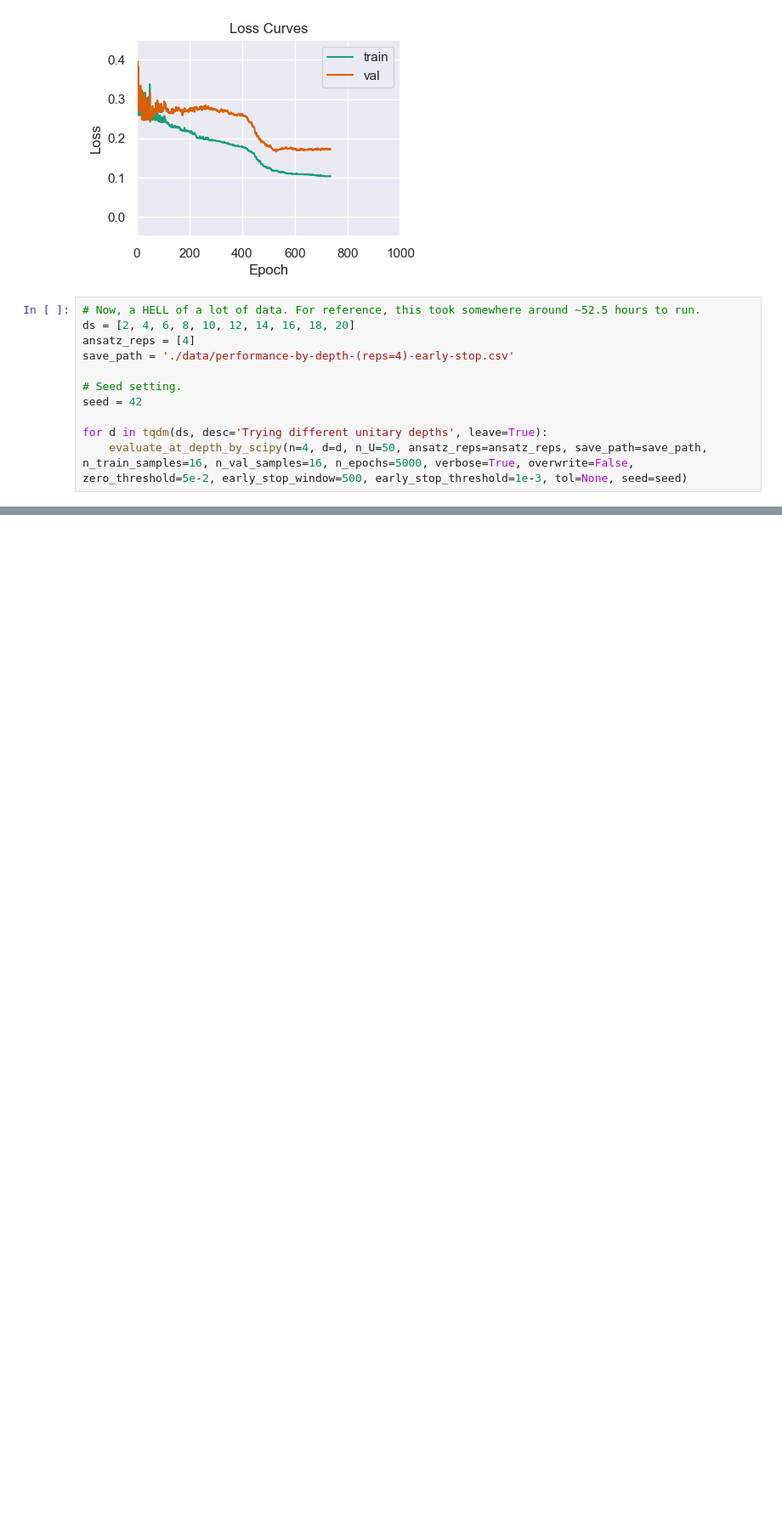
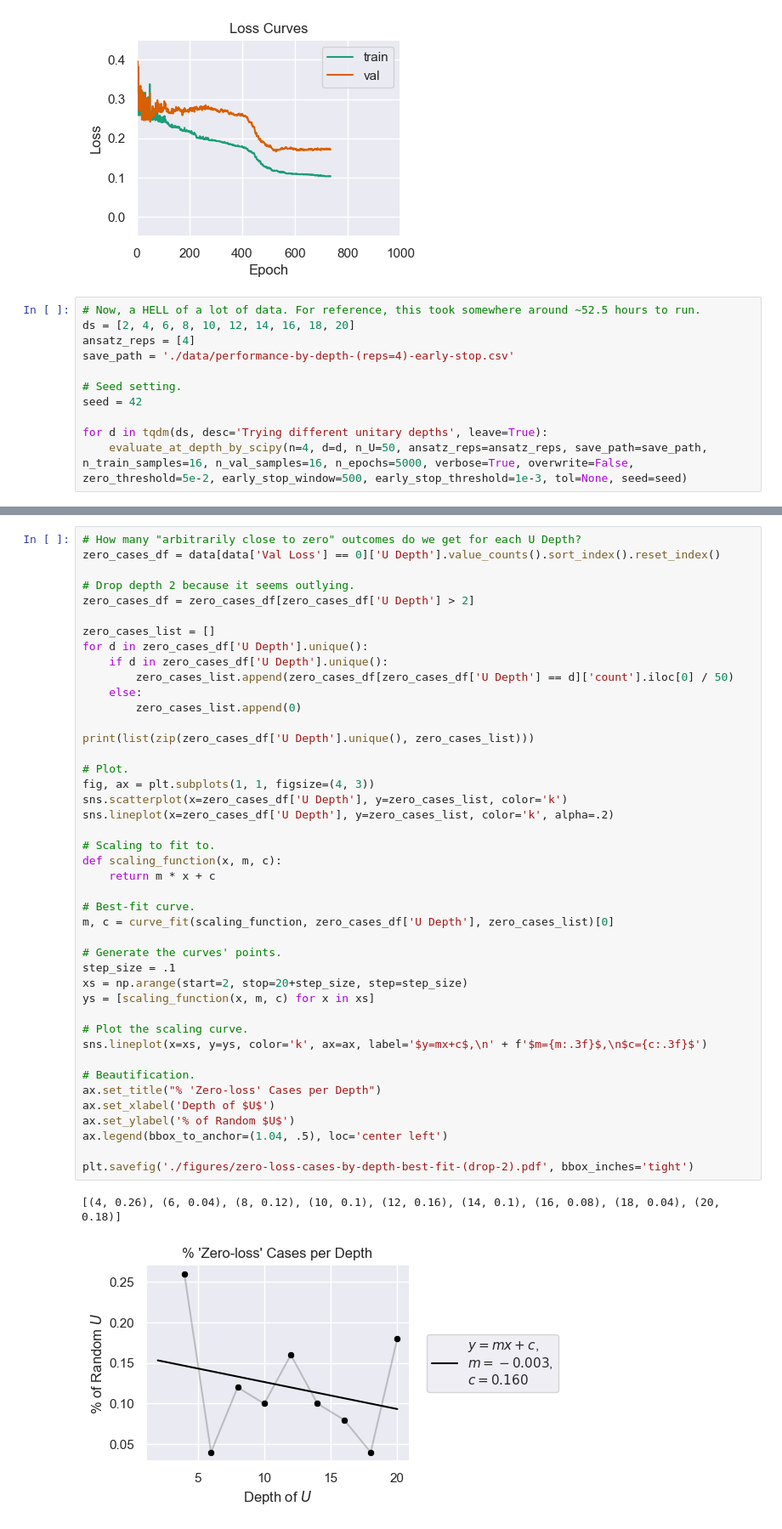
Before and after one commit to BenPrie/variational-local-inversions, a Jupyter notebook: learning-by-depth.ipynb, the cells around one changed output, grey strips where cells are left out. Shown at 85% size. Cells and saved outputs as stored; diff of their text form; blank space fills up the shorter version.

```diff
--- a/learning-by-depth.ipynb
+++ b/learning-by-depth.ipynb
@@ -396,0 +497,46 @@ for d in tqdm(ds, desc='Trying different unitary depths', leave=True):
+# %%
+# How many "arbitrarily close to zero" outcomes do we get for each U Depth?
+zero_cases_df = data[data['Val Loss'] == 0]['U Depth'].value_counts().sort_index().reset_index()
+
+# Drop depth 2 because it seems outlying.
+zero_cases_df = zero_cases_df[zero_cases_df['U Depth'] > 2]
+
+zero_cases_list = []
+for d in zero_cases_df['U Depth'].unique():
+    if d in zero_cases_df['U Depth'].unique():
+        zero_cases_list.append(zero_cases_df[zero_cases_df['U Depth'] == d]['count'].iloc[0] / 50)
+    else:
+        zero_cases_list.append(0)
+
+print(list(zip(zero_cases_df['U Depth'].unique(), zero_cases_list)))
+
+# Plot.
+fig, ax = plt.subplots(1, 1, figsize=(4, 3))
+sns.scatterplot(x=zero_cases_df['U Depth'], y=zero_cases_list, color='k')
+sns.lineplot(x=zero_cases_df['U Depth'], y=zero_cases_list, color='k', alpha=.2)
+
+# Scaling to fit to.
+def scaling_function(x, m, c):
+    return m * x + c
+
+# Best-fit curve.
+m, c = curve_fit(scaling_function, zero_cases_df['U Depth'], zero_cases_list)[0]
+
+# Generate the curves' points.
+step_size = .1
+xs = np.arange(start=2, stop=20+step_size, step=step_size)
+ys = [scaling_function(x, m, c) for x in xs]
+
+# Plot the scaling curve.
+sns.lineplot(x=xs, y=ys, color='k', ax=ax, label='$y=mx+c$,\n' + f'$m={m:.3f}$,\n$c={c:.3f}$')
+
+# Beautification.
+ax.set_title("% 'Zero-loss' Cases per Depth")
+ax.set_xlabel('Depth of $U$')
+ax.set_ylabel('% of Random $U$')
+ax.legend(bbox_to_anchor=(1.04, .5), loc='center left')
+
+plt.savefig('./figures/zero-loss-cases-by-depth-best-fit-(drop-2).pdf', bbox_inches='tight')
+# %% [output]
+[(4, 0.26), (6, 0.04), (8, 0.12), (10, 0.1), (12, 0.16), (14, 0.1), (16, 0.08), (18, 0.04), (20, 0.18)]
+[figure, added]
```
Also changed, not shown: parts of 6 cells of this notebook, 3 other files.
